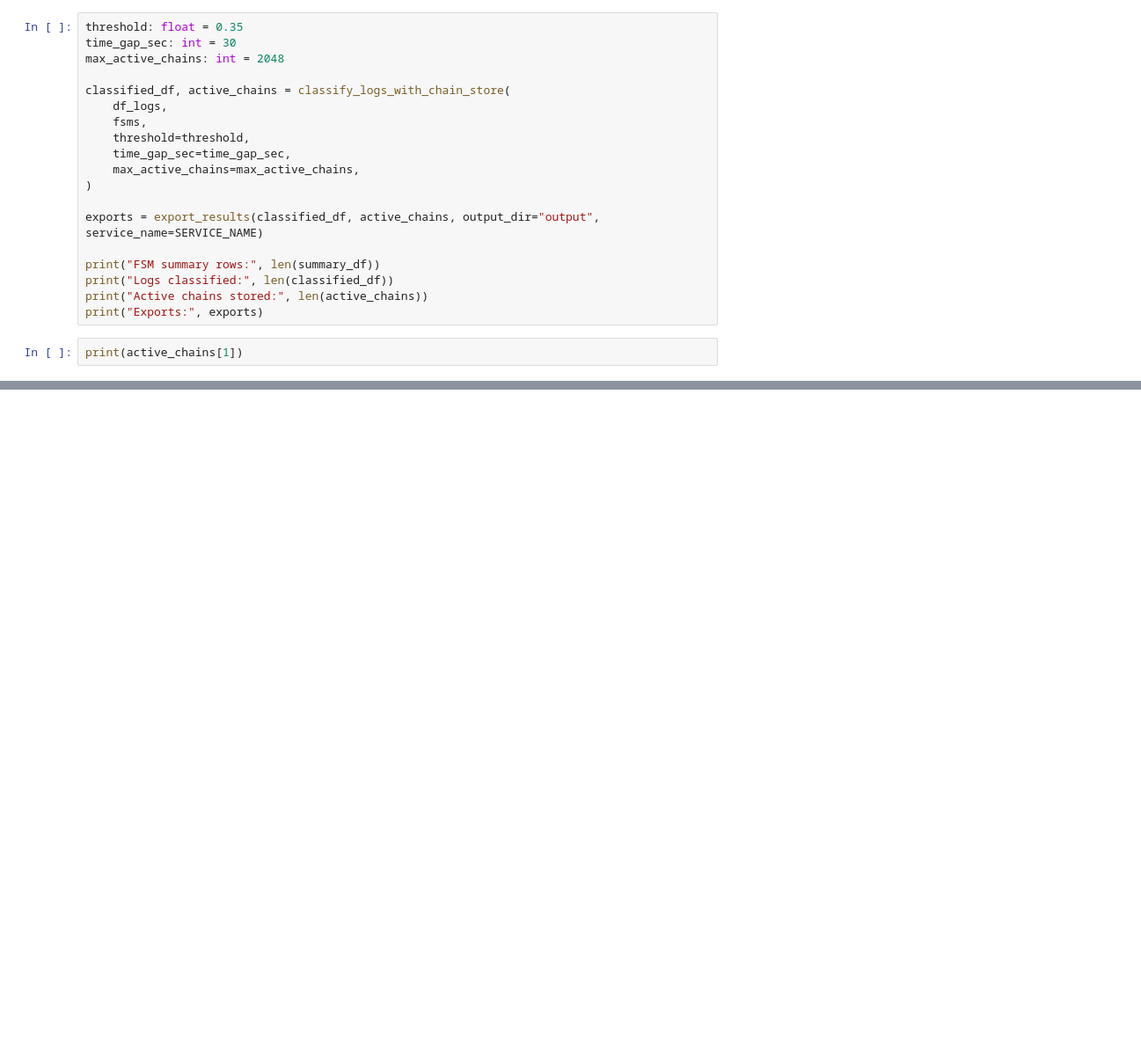
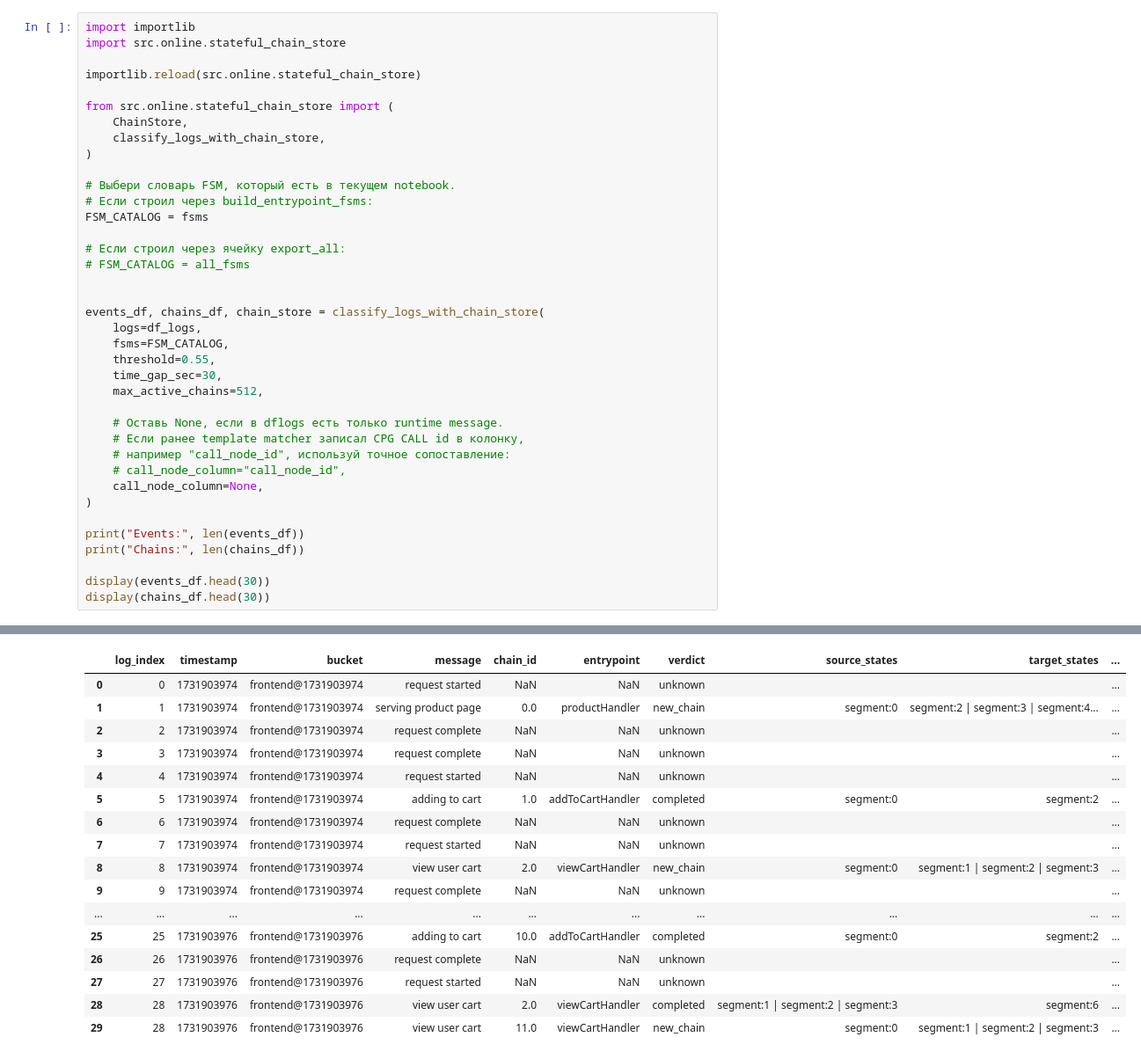
Before and after one commit to ch4t5ky/cpg_rca, a Jupyter notebook: rca.ipynb, the cells around one changed output, grey strips where cells are left out. Shown at 88% size. Saved outputs shown, nothing was run; the diff lists cells and outputs as text; blank space fills up the shorter version.

```diff
--- a/rca.ipynb
+++ b/rca.ipynb
@@ -240,21 +206,39 @@ print(*sorted(methods_with_own_logs), sep="\n")
-# %%
-threshold: float = 0.35
-time_gap_sec: int = 30
-max_active_chains: int = 2048
-
-classified_df, active_chains = classify_logs_with_chain_store(
-    df_logs,
-    fsms,
-    threshold=threshold,
-    time_gap_sec=time_gap_sec,
-    max_active_chains=max_active_chains,
-)
-
-exports = export_results(classified_df, active_chains, output_dir="output", service_name=SERVICE_NAME)
-
-print("FSM summary rows:", len(summary_df))
-print("Logs classified:", len(classified_df))
-print("Active chains stored:", len(active_chains))
-print("Exports:", exports)
-# %%
-print(active_chains[1])
+# %%
+import importlib
+import src.online.stateful_chain_store
+
+importlib.reload(src.online.stateful_chain_store)
+
+from src.online.stateful_chain_store import (
+    ChainStore,
+    classify_logs_with_chain_store,
+)
+
+# Выбери словарь FSM, который есть в текущем notebook.
+# Если строил через build_entrypoint_fsms:
+FSM_CATALOG = fsms
+
+# Если строил через ячейку export_all:
+# FSM_CATALOG = all_fsms
+
+
+events_df, chains_df, chain_store = classify_logs_with_chain_store(
+    logs=df_logs,
+    fsms=FSM_CATALOG,
+    threshold=0.55,
+    time_gap_sec=30,
+    max_active_chains=512,
+
+    # Оставь None, если в dflogs есть только runtime message.
+    # Если ранее template matcher записал CPG CALL id в колонку,
+    # например "call_node_id", используй точное сопоставление:
+    # call_node_column="call_node_id",
+    call_node_column=None,
+)
+
+print("Events:", len(events_df))
+print("Chains:", len(chains_df))
+
+display(events_df.head(30))
+display(chains_df.head(30))
+# %% [output]
@@ -260,0 +247,17 @@ print(active_chains[1])
+|  | log_index | timestamp | bucket | message | chain_id | entrypoint | verdict | source_states | target_states | ... |
+| 0 | 0 | 1731903974 | frontend@1731903974 | request started | NaN | NaN | unknown |  |  | ... |
+| 1 | 1 | 1731903974 | frontend@1731903974 | serving product page | 0.0 | productHandler | new_chain | segment:0 | segment:2 | segment:3 | segment:4... | ... |
+| 2 | 2 | 1731903974 | frontend@1731903974 | request complete | NaN | NaN | unknown |  |  | ... |
+| 3 | 3 | 1731903974 | frontend@1731903974 | request complete | NaN | NaN | unknown |  |  | ... |
+| 4 | 4 | 1731903974 | frontend@1731903974 | request started | NaN | NaN | unknown |  |  | ... |
+| 5 | 5 | 1731903974 | frontend@1731903974 | adding to cart | 1.0 | addToCartHandler | completed | segment:0 | segment:2 | ... |
+| 6 | 6 | 1731903974 | frontend@1731903974 | request complete | NaN | NaN | unknown |  |  | ... |
+| 7 | 7 | 1731903974 | frontend@1731903974 | request started | NaN | NaN | unknown |  |  | ... |
+| 8 | 8 | 1731903974 | frontend@1731903974 | view user cart | 2.0 | viewCartHandler | new_chain | segment:0 | segment:1 | segment:2 | segment:3 | ... |
+| 9 | 9 | 1731903974 | frontend@1731903974 | request complete | NaN | NaN | unknown |  |  | ... |
+| ... | ... | ... | ... | ... | ... | ... | ... | ... | ... | ... |
+| 25 | 25 | 1731903976 | frontend@1731903976 | adding to cart | 10.0 | addToCartHandler | completed | segment:0 | segment:2 | ... |
+| 26 | 26 | 1731903976 | frontend@1731903976 | request complete | NaN | NaN | unknown |  |  | ... |
+| 27 | 27 | 1731903976 | frontend@1731903976 | request started | NaN | NaN | unknown |  |  | ... |
+| 28 | 28 | 1731903976 | frontend@1731903976 | view user cart | 2.0 | viewCartHandler | completed | segment:1 | segment:2 | segment:3 | segment:6 | ... |
+| 29 | 28 | 1731903976 | frontend@1731903976 | view user cart | 11.0 | viewCartHandler | new_chain | segment:0 | segment:1 | segment:2 | segment:3 | ... |
```
Also changed, not shown: parts of 23 cells of this notebook, 15 other files.
